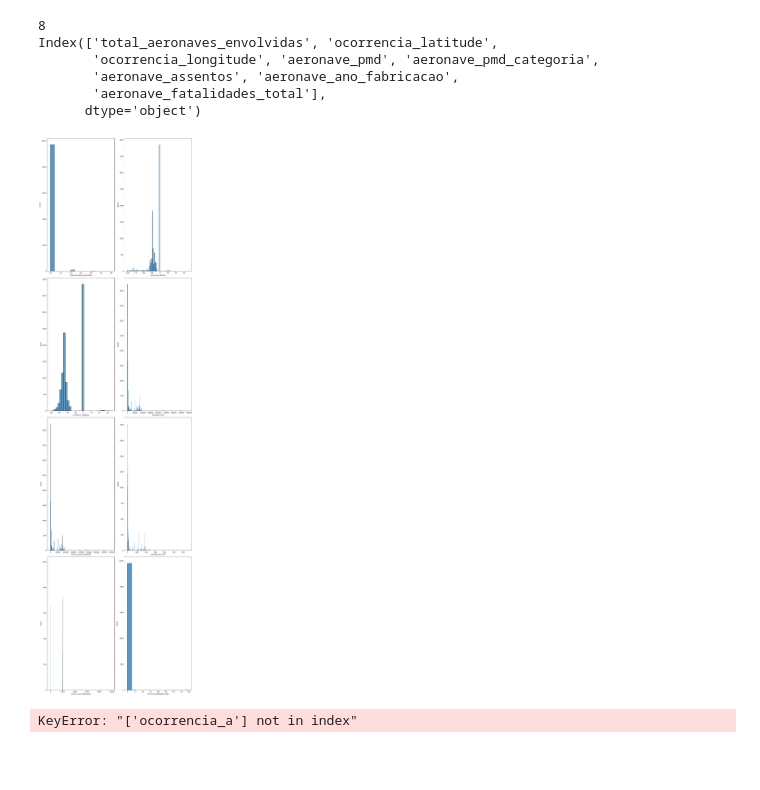
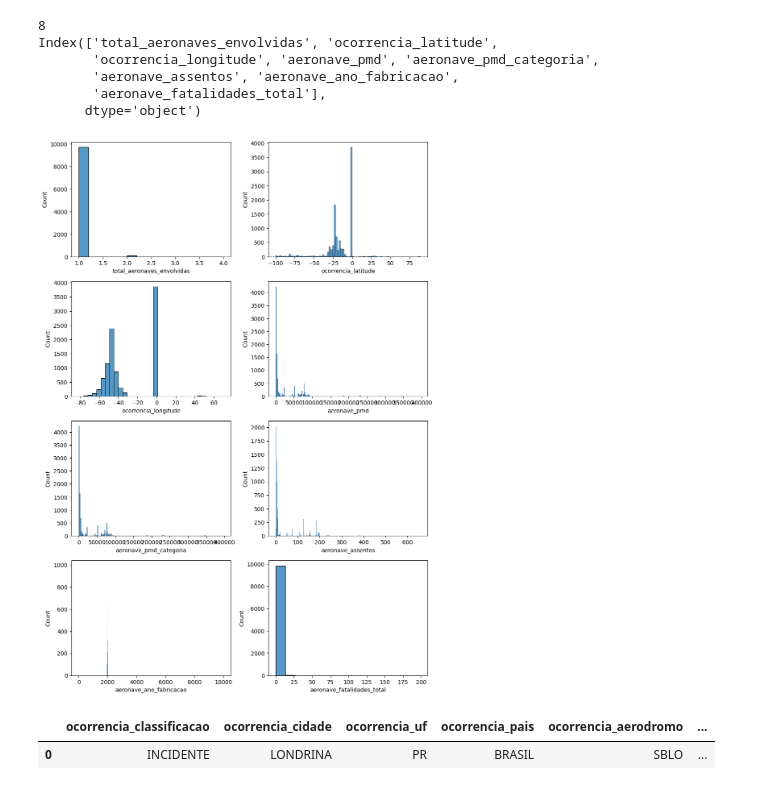
Before and after one commit to jairobernardesjunior/Cenipa_clustering, a Jupyter notebook: 01 cenipa_clustering_analisa.ipynb, the cells around one changed output. Cells and saved outputs as stored; diff of their text form; code cells hidden in the pictures; blank space fills up the shorter version.

```diff
--- a/01 cenipa_clustering_analisa.ipynb
+++ b/01 cenipa_clustering_analisa.ipynb
@@ -101,20 +121,16 @@ Index(['total_aeronaves_envolvidas', 'ocorrencia_latitude',
       dtype='object')
 # %%
 # plota histogramas de variáveis numéricas
-fig, axs = plt.subplots(nrows=4, ncols=2, figsize=(14, 50), tight_layout=True)
+fig, axs = plt.subplots(nrows=4, ncols=2, figsize=(10, 14), tight_layout=True)
 
 for ax, feature in zip(axs.flatten(), df_number):
     sns.histplot(x=feature, ax=ax, data=df_acidentes_aero)
 
 plt.show()
 # %% [output]
-[figure, old version]
+[figure, new version]
-# %%
-df_acidentes_aero_ok = df_acidentes_aero[[
-        'ocorrencia_classificacao',
-        'ocorrencia_cidade',
-        'ocorrencia_uf',
-        'ocorrencia_a'
-        ]]
-# %% [output]
-KeyError: "['ocorrencia_a'] not in index"
+# %%
+df_acidentes_aero.head(1)
+# %% [output]
+|  | ocorrencia_classificacao | ocorrencia_cidade | ocorrencia_uf | ocorrencia_pais | ocorrencia_aerodromo | ... |
+| 0 | INCIDENTE | LONDRINA | PR | BRASIL | SBLO | ... |
```
Also changed, not shown: parts of 11 cells of this notebook, 1 other file.
